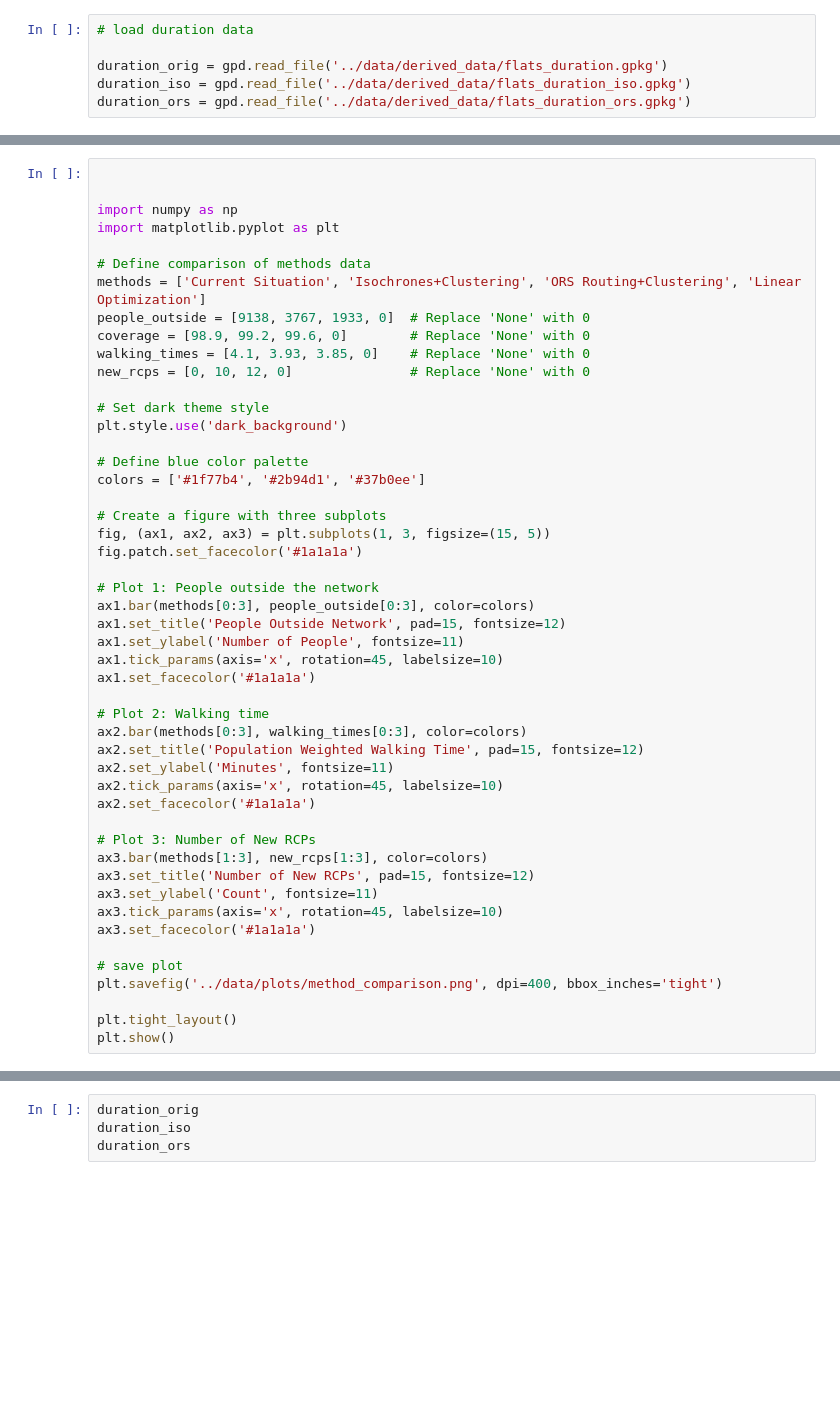
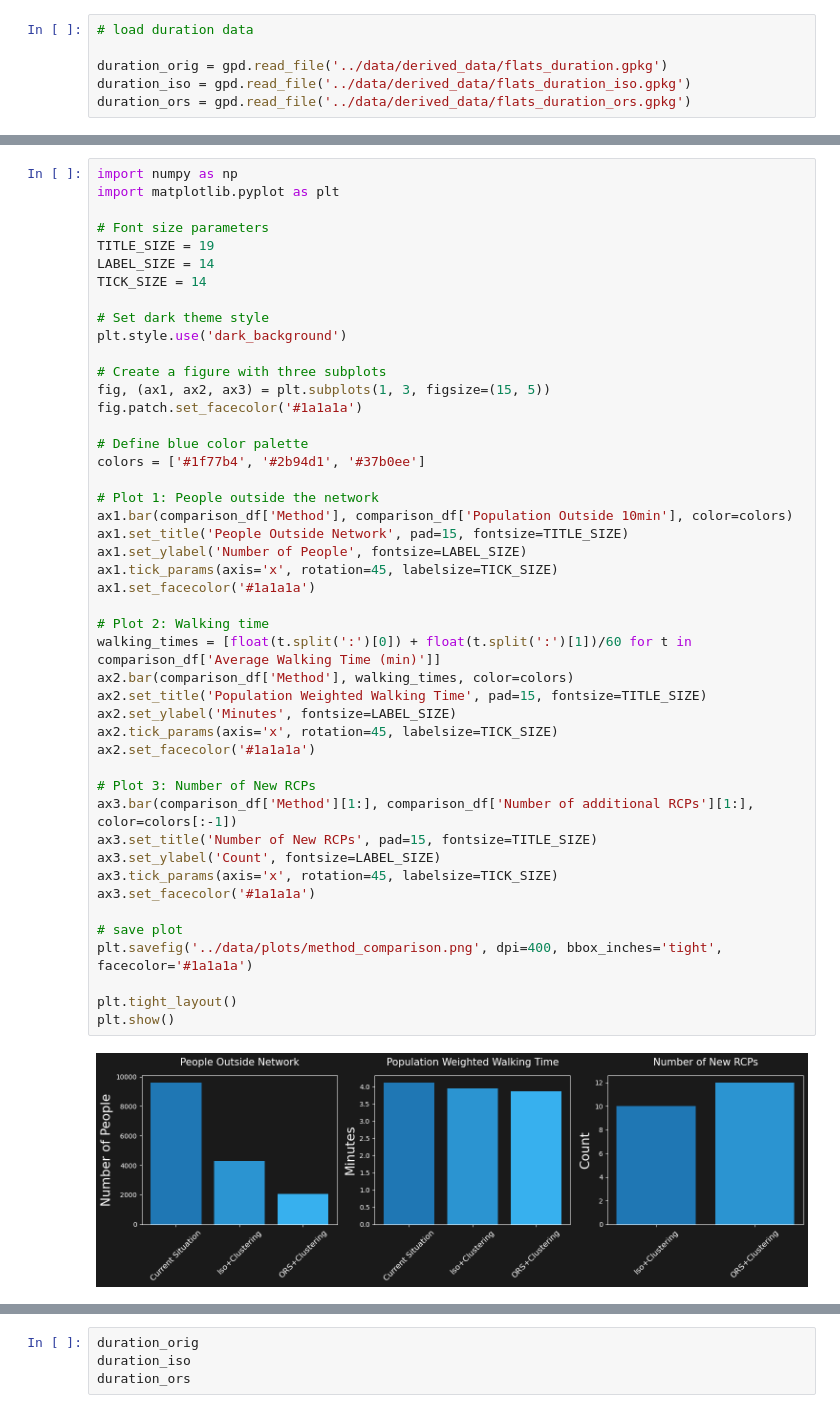
Before and after one commit to Global-Health-Engineering/recycling-network-optimization, a Jupyter notebook: scripts/method_analysis.ipynb, the cells around one changed output, grey strips where cells are left out. Saved outputs shown, nothing was run; the diff lists cells and outputs as text; blank space fills up the shorter version.

Commit message:
created method comparison graphs

```diff
--- a/scripts/method_analysis.ipynb
+++ b/scripts/method_analysis.ipynb
@@ -96,49 +43,48 @@ comparison_df
 # %%
-
-
 import numpy as np
 import matplotlib.pyplot as plt
 
-# Define comparison of methods data
-methods = ['Current Situation', 'Isochrones+Clustering', 'ORS Routing+Clustering', 'Linear Optimization']
-people_outside = [9138, 3767, 1933, 0]  # Replace 'None' with 0
-coverage = [98.9, 99.2, 99.6, 0]        # Replace 'None' with 0
-walking_times = [4.1, 3.93, 3.85, 0]    # Replace 'None' with 0
-new_rcps = [0, 10, 12, 0]               # Replace 'None' with 0
+# Font size parameters
+TITLE_SIZE = 19
+LABEL_SIZE = 14
+TICK_SIZE = 14
 
 # Set dark theme style
 plt.style.use('dark_background')
-
-# Define blue color palette
-colors = ['#1f77b4', '#2b94d1', '#37b0ee']
 
 # Create a figure with three subplots
 fig, (ax1, ax2, ax3) = plt.subplots(1, 3, figsize=(15, 5))
 fig.patch.set_facecolor('#1a1a1a')
 
+# Define blue color palette
+colors = ['#1f77b4', '#2b94d1', '#37b0ee']
+
 # Plot 1: People outside the network
-ax1.bar(methods[0:3], people_outside[0:3], color=colors)
-ax1.set_title('People Outside Network', pad=15, fontsize=12)
-ax1.set_ylabel('Number of People', fontsize=11)
-ax1.tick_params(axis='x', rotation=45, labelsize=10)
+ax1.bar(comparison_df['Method'], comparison_df['Population Outside 10min'], color=colors)
+ax1.set_title('People Outside Network', pad=15, fontsize=TITLE_SIZE)
+ax1.set_ylabel('Number of People', fontsize=LABEL_SIZE)
+ax1.tick_params(axis='x', rotation=45, labelsize=TICK_SIZE)
 ax1.set_facecolor('#1a1a1a')
 
 # Plot 2: Walking time
-ax2.bar(methods[0:3], walking_times[0:3], color=colors)
-ax2.set_title('Population Weighted Walking Time', pad=15, fontsize=12)
-ax2.set_ylabel('Minutes', fontsize=11)
-ax2.tick_params(axis='x', rotation=45, labelsize=10)
+walking_times = [float(t.split(':')[0]) + float(t.split(':')[1])/60 for t in comparison_df['Average Walking Time (min)']]
+ax2.bar(comparison_df['Method'], walking_times, color=colors)
+ax2.set_title('Population Weighted Walking Time', pad=15, fontsize=TITLE_SIZE)
+ax2.set_ylabel('Minutes', fontsize=LABEL_SIZE)
+ax2.tick_params(axis='x', rotation=45, labelsize=TICK_SIZE)
 ax2.set_facecolor('#1a1a1a')
 
 # Plot 3: Number of New RCPs
-ax3.bar(methods[1:3], new_rcps[1:3], color=colors)
-ax3.set_title('Number of New RCPs', pad=15, fontsize=12)
-ax3.set_ylabel('Count', fontsize=11)
-ax3.tick_params(axis='x', rotation=45, labelsize=10)
+ax3.bar(comparison_df['Method'][1:], comparison_df['Number of additional RCPs'][1:], color=colors[:-1])
+ax3.set_title('Number of New RCPs', pad=15, fontsize=TITLE_SIZE)
+ax3.set_ylabel('Count', fontsize=LABEL_SIZE)
+ax3.tick_params(axis='x', rotation=45, labelsize=TICK_SIZE)
 ax3.set_facecolor('#1a1a1a')
 
 # save plot
-plt.savefig('../data/plots/method_comparison.png', dpi=400, bbox_inches='tight')
+plt.savefig('../data/plots/method_comparison.png', dpi=400, bbox_inches='tight', facecolor='#1a1a1a')
 
 plt.tight_layout()
 plt.show()
+# %% [output]
+[figure, added]
```
Also changed, not shown: parts of 4 cells of this notebook.
